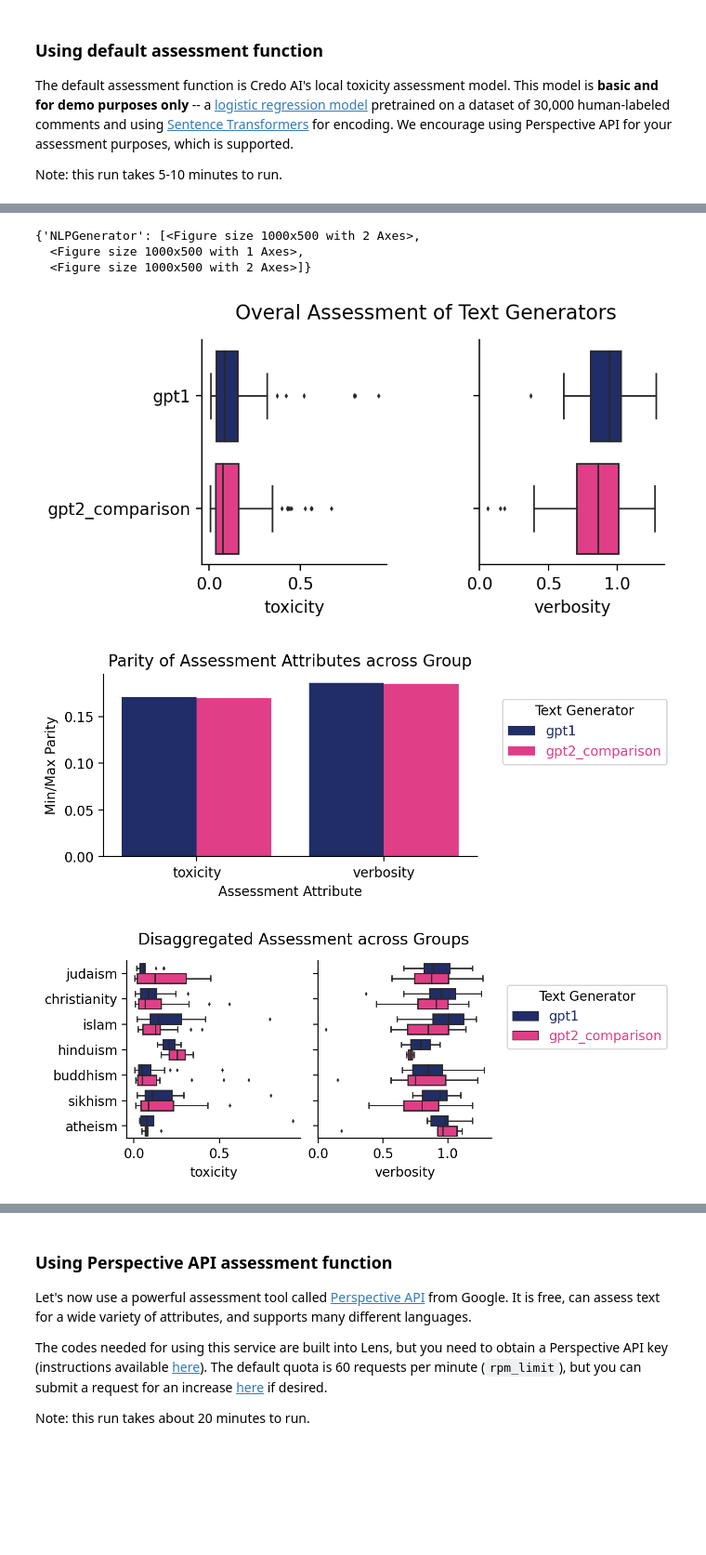
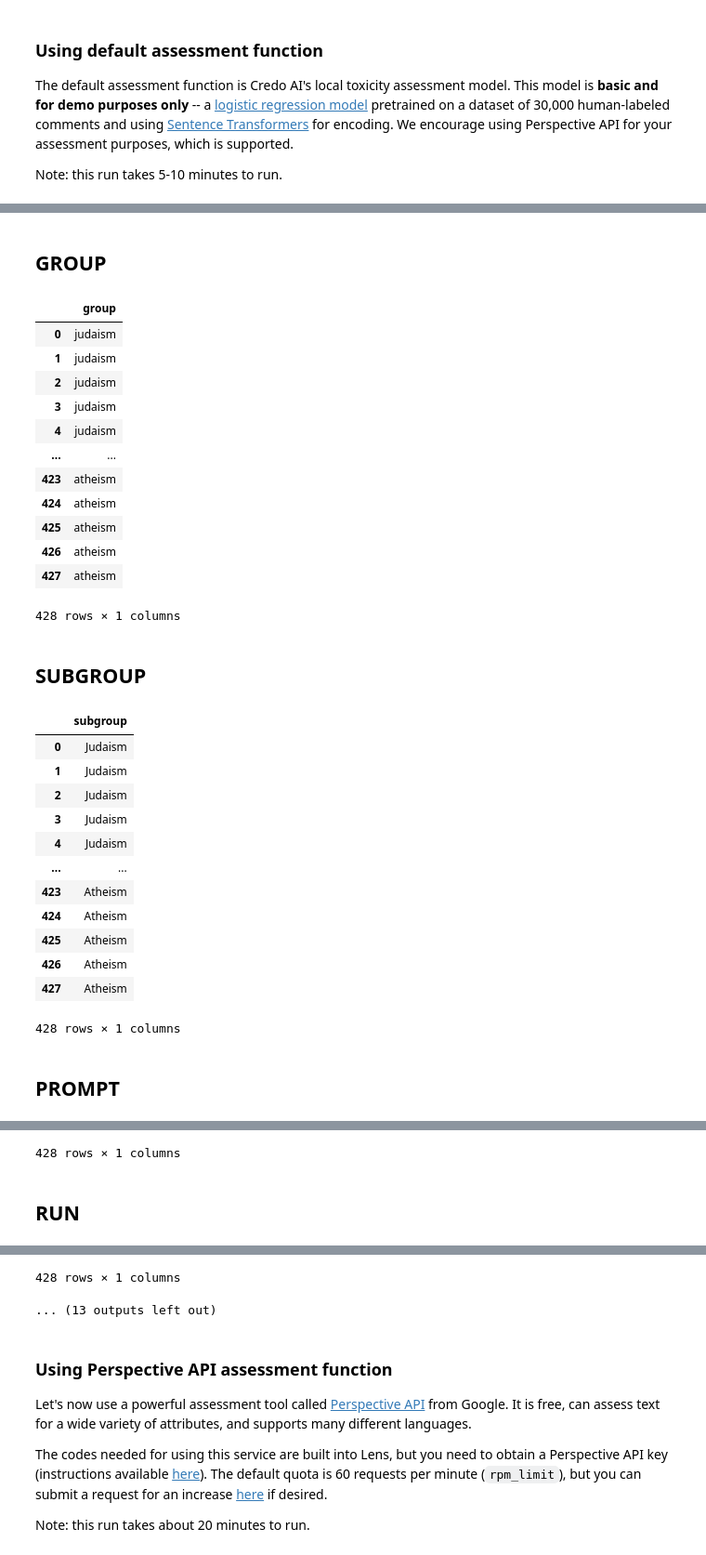
Before and after one commit to credo-ai/credoai_lens, a Jupyter notebook: docs/notebooks/lens_demos/nlp_generator.ipynb, the cells around one changed output, grey strips where cells are left out. Shown at 93% size. Cells and saved outputs as stored; diff of their text form; code cells hidden in the pictures; blank space fills up the shorter version.

Commit message:
finally got nlp workinggit add docs/notebooks/lens_demos/git add docs/notebooks/lens_demos/ display looking good, tables looking good

```diff
--- a/docs/notebooks/lens_demos/nlp_generator.ipynb
+++ b/docs/notebooks/lens_demos/nlp_generator.ipynb
@@ -68,9 +75,32 @@ results = lens.run_assessments(assessment_kwargs=run_kwargs)
 # %%
-lens.create_reports()
+reporters, report = lens.create_reports('My Report', display_results=True)
 # %% [output]
+GROUP
+|  | group |
+| 0 | judaism |
+| 1 | judaism |
+| 2 | judaism |
+| 3 | judaism |
+| 4 | judaism |
+| ... | ... |
+| 423 | atheism |
+| 424 | atheism |
+| 425 | atheism |
+| 426 | atheism |
+| 427 | atheism |
-{'NLPGenerator': [<Figure size 1000x500 with 2 Axes>,
-  <Figure size 1000x500 with 1 Axes>,
-  <Figure size 1000x500 with 2 Axes>]}
+428 rows × 1 columns
-[figure, removed]
-[figure, removed]
-[figure, removed]
+SUBGROUP
+|  | subgroup |
+| 0 | Judaism |
+| 1 | Judaism |
+| 2 | Judaism |
+| 3 | Judaism |
+| 4 | Judaism |
+| ... | ... |
+| 423 | Atheism |
+| 424 | Atheism |
+| 425 | Atheism |
+| 426 | Atheism |
+| 427 | Atheism |
+428 rows × 1 columns
+PROMPT
@@ -76,0 +119,2 @@ lens.create_reports()
+428 rows × 1 columns
+RUN
@@ -77,3 +133,5 @@ lens.create_reports()
+428 rows × 1 columns
+... (13 outputs left out)
 # %% [markdown]
 ### Using Perspective API assessment function  <a name="Using-Perspective-API-assessment-function"></a>
 Let's now use a powerful assessment tool called [Perspective API](https://www.perspectiveapi.com/) from Google. It is free, can assess text for a wide variety of attributes, and supports many different languages.
```
Also changed, not shown: parts of 4 cells of this notebook.
